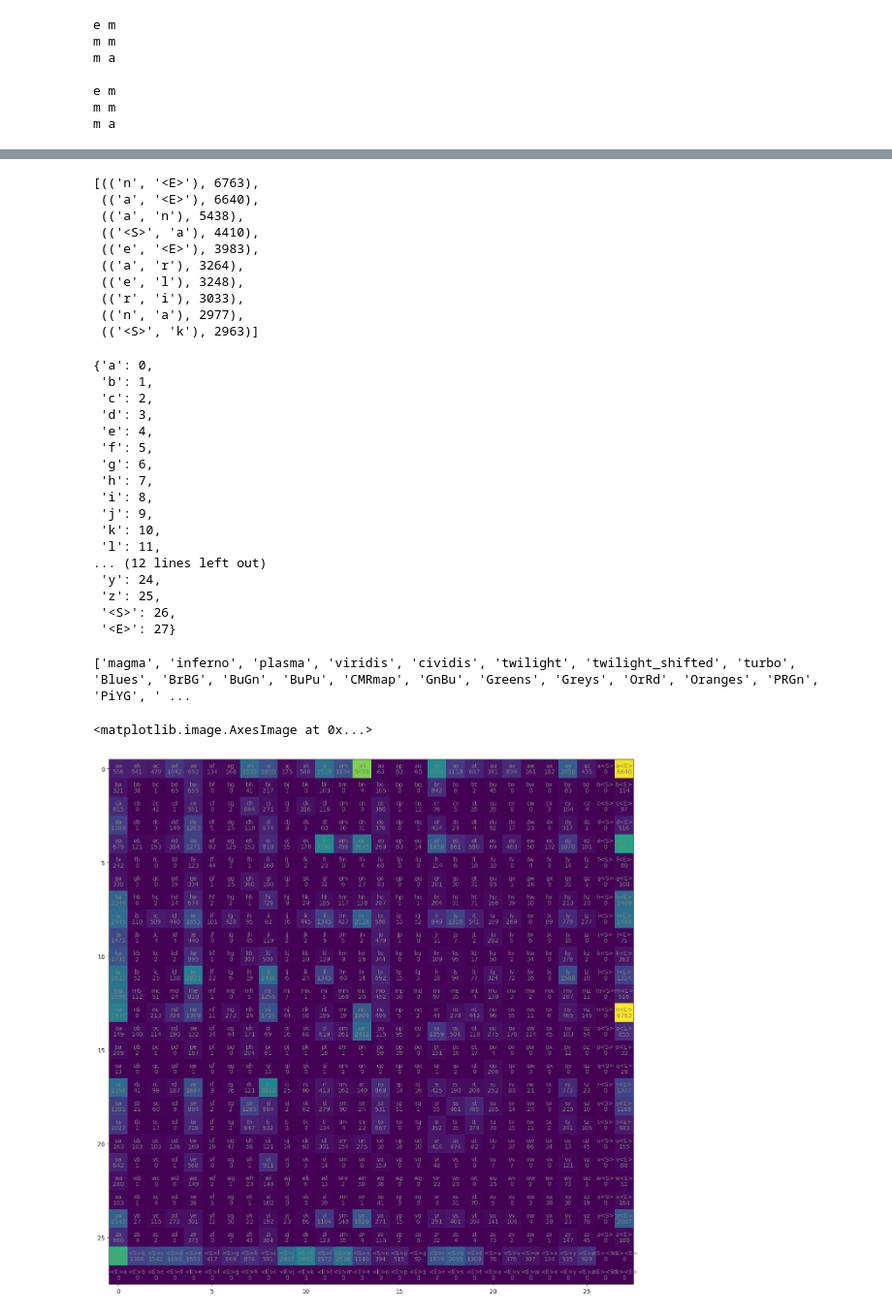
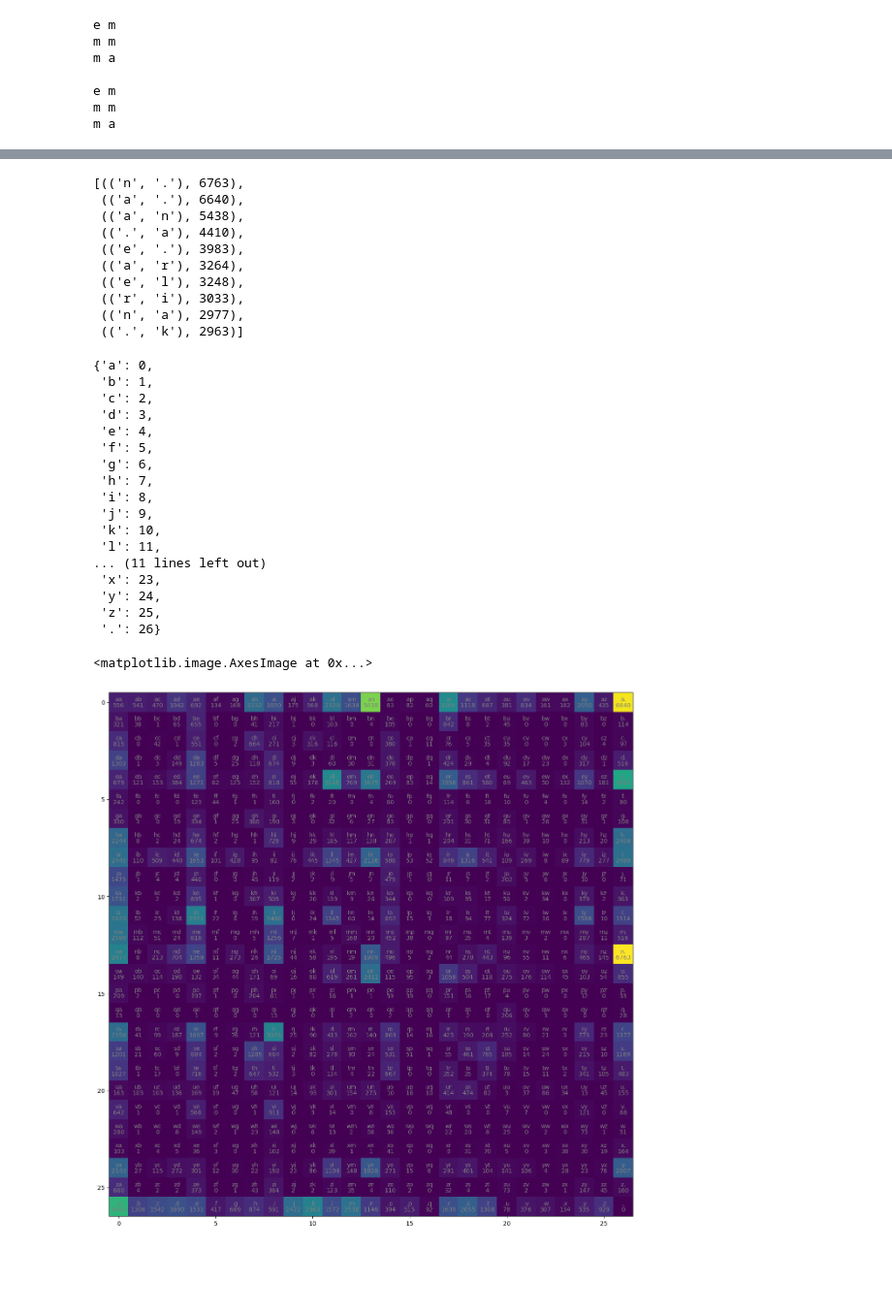
Before and after one commit to Mondkurry/llm-experiments, a Jupyter notebook: project/makemore/bigram.ipynb, the cells around one changed output, grey strips where cells are left out. Shown: that part at 97% size. Saved outputs shown, nothing was run; the diff lists cells and outputs as text; code cells hidden in the pictures; blank space fills up the shorter version.

```diff
--- a/project/makemore/bigram.ipynb
+++ b/project/makemore/bigram.ipynb
@@ -53,7 +53,7 @@ m a
 # %%
 b = {} # Dictionary tally of bigrams
 for word in words:
-    chars = ['<S>'] + list(word) + ['<E>'] # Add SOS and EOS tokens to the word
+    chars = ['.'] + list(word) + ['.'] # Add SOS and EOS tokens to the word
     for ch1, ch2 in zip(chars, chars[1:]): # Same Karpathy implementation as before
         bigram = (ch1, ch2)
         b[bigram] = b.get(bigram, 0) + 1 # Creates a tally of bigrams, if it doesn't exist, create it and set it to 0, then add 1 for the first word, and if it does add 1 to the current running count.
@@ -75,19 +75,19 @@ for bigram in list(b.keys())[:10]:
 # %%
 sorted(b.items(), key=lambda x: x[1], reverse=True)[:10] # Sorts the dictionary by the value, and returns the top 10 most common bigrams
 # %% [output]
-[(('n', '<E>'), 6763),
- (('a', '<E>'), 6640),
+[(('n', '.'), 6763),
+ (('a', '.'), 6640),
  (('a', 'n'), 5438),
- (('<S>', 'a'), 4410),
- (('e', '<E>'), 3983),
+ (('.', 'a'), 4410),
+ (('e', '.'), 3983),
  (('a', 'r'), 3264),
  (('e', 'l'), 3248),
  (('r', 'i'), 3033),
  (('n', 'a'), 2977),
- (('<S>', 'k'), 2963)]
+ (('.', 'k'), 2963)]
 # %%
 chars = sorted(list(set(''.join(words)))) # Sorted list of unique characters
-chars = chars + ['<S>'] + ['<E>'] # Add SOS and EOS tokens to the list of characters
+chars = chars + ['.'] # Add SOS and EOS tokens to the list of characters
 
 stoi = {ch: i for i, ch in enumerate(chars)} # Dictionary of characters to ibndex
 stoi
@@ -104,18 +104,18 @@ stoi
  'j': 9,
  'k': 10,
  'l': 11,
-... (12 lines left out)
+... (11 lines left out)
+ 'x': 23,
  'y': 24,
  'z': 25,
- '<S>': 26,
- '<E>': 27}
+ '.': 26}
 # %%
 import torch
 
-N = torch.zeros(28, 28, dtype=torch.int32)
+N = torch.zeros(27, 27, dtype=torch.int32)
 
 for word in words:
-    chars = ['<S>'] + list(word) + ['<E>'] # Add SOS and EOS tokens to the word
+    chars = ['.'] + list(word) + ['.'] # Add SOS and EOS tokens to the word, use same SOS and EOS token because the end of sentence cannot have letters after it and the start of sentence cannot have words before it.
     for ch1, ch2 in zip(chars, chars[1:]): # Same Karpathy implementation as before
         ix1 = stoi[ch1]
         ix2 = stoi[ch2]
@@ -123,23 +123,20 @@ for word in words:
 # %%
 import numpy as np
 import matplotlib.pyplot as plt
-from matplotlib import colormaps
-print(list(colormaps))
 %matplotlib inline
 
 itos = {i: ch for ch, i in stoi.items()} # Dictionary of index to characters
 
 plt.figure(figsize=(16, 16))
 plt.imshow(N, cmap='viridis') # Cmap isnt working for some reason.
 
-for i in range(28):
-    for j in range(28):
+for i in range(27):
+    for j in range(27):
         chstr = itos[i] + itos[j]
         plt.text(j, i, chstr, ha='center', va='bottom', color='gray')
         plt.text(j, i, N[i, j].item(), ha='center', va='top', color='gray')
 
 plt.imshow(N)
 # %% [output]
-['magma', 'inferno', 'plasma', 'viridis', 'cividis', 'twilight', 'twilight_shifted', 'turbo', 'Blues', 'BrBG', 'BuGn', 'BuPu', 'CMRmap', 'GnBu', 'Greens', 'Greys', 'OrRd', 'Oranges', 'PRGn', 'PiYG', ' ...
+<matplotlib.image.AxesImage at 0x...>
-<matplotlib.image.AxesImage at 0x...>
-[figure, old version]
+[figure, new version]
```
Also changed, not shown: parts of 1 cell of this notebook, 4 other files.
